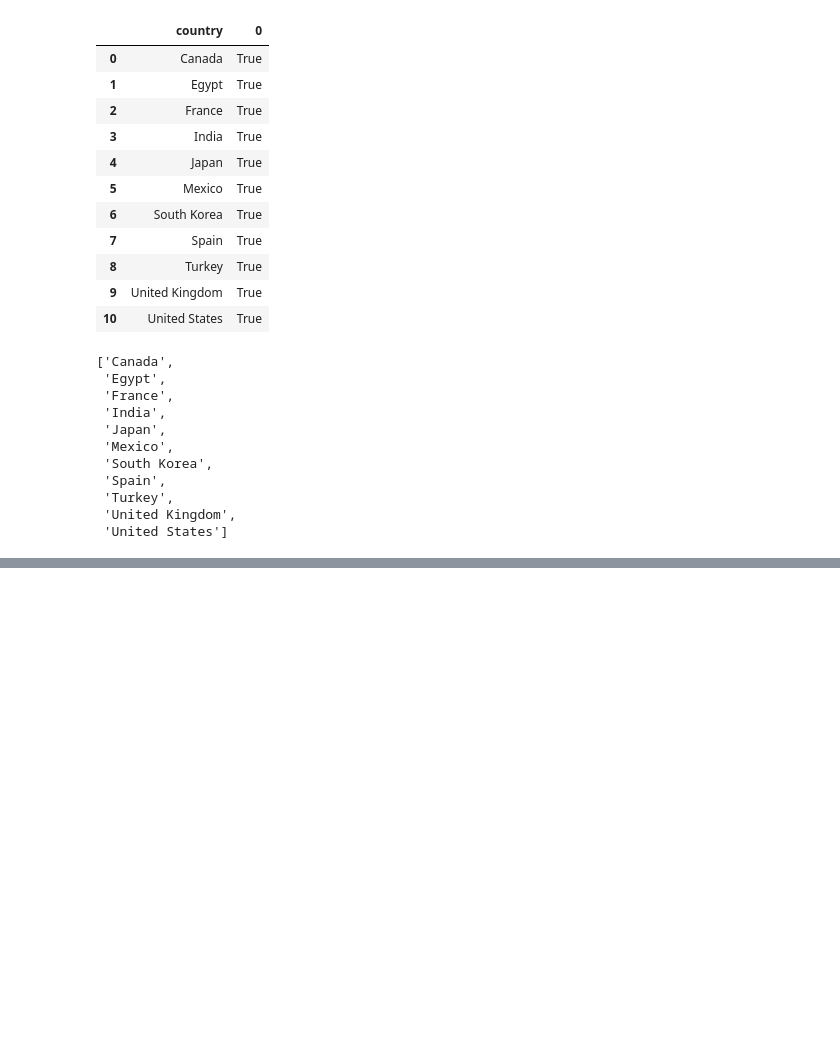
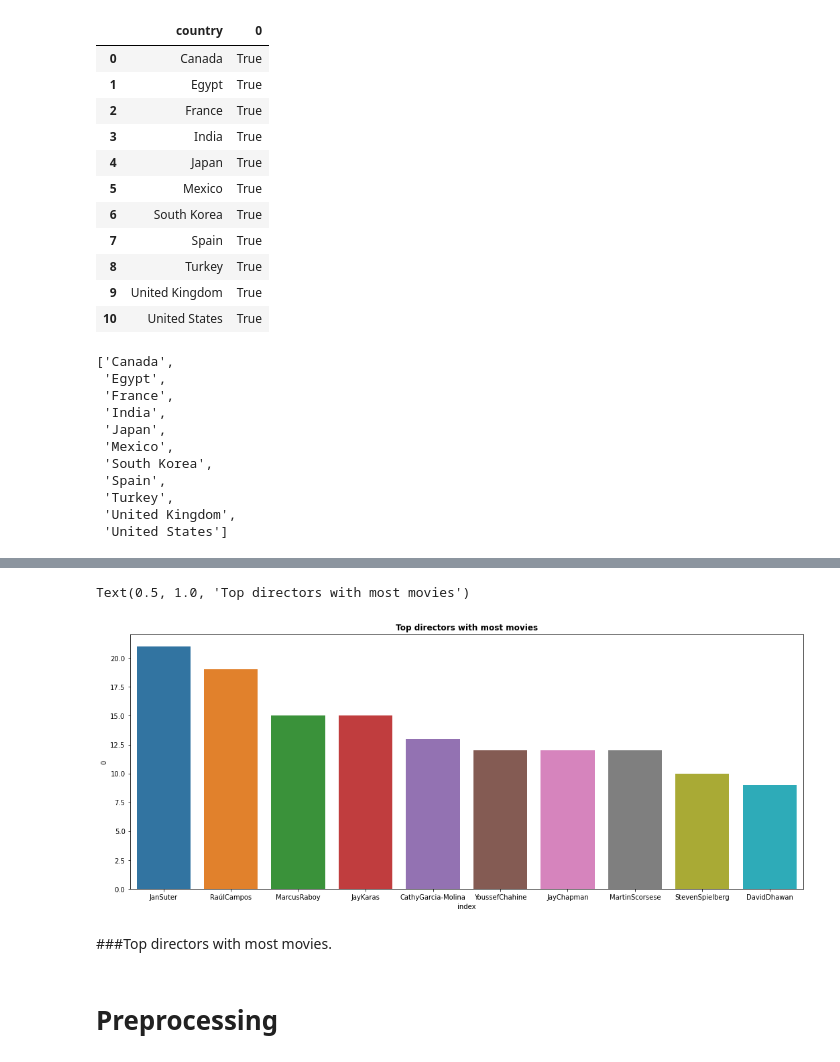
Before and after one commit to tanay47/Netflix-Movie-and-TV-Shows-Clustering, a Jupyter notebook: NETFLIX_MOVIES_AND_TV_SHOWS_CLUSTERING.ipynb, the cells around one changed output, grey strips where cells are left out. Saved outputs shown, nothing was run; the diff lists cells and outputs as text; code cells hidden in the pictures; blank space fills up the shorter version.

```diff
--- a/NETFLIX_MOVIES_AND_TV_SHOWS_CLUSTERING.ipynb
+++ b/NETFLIX_MOVIES_AND_TV_SHOWS_CLUSTERING.ipynb
@@ -258,0 +332,16 @@ for country in list_of_top_countries:
+# %%
+# counting movies per actor storing in a dict
+dir_movies = list(movie_set['director'])
+dir_record = []
+for i in dir_movies:
+    i=list(str(i).split(','))
+    for j in i:
+        dir_record.append(j.replace(' ',""))
+dir_dict =Counter(dir_record)
+# %%
+# converting into dataframe for sorting
+dir_df = pd.DataFrame(dir_dict, index= np.arange(0,1))
+# %%
+# sorted top cast dataframe
+top_dir = dir_df.transpose().reset_index().sort_values(by=0,ascending=False)
+top_dir
@@ -258,0 +362,12 @@ for country in list_of_top_countries:
+# %%
+# plotting a bargraph of top actors
+plt.figure(figsize=(18,7))
+sns.barplot(top_dir["index"].iloc[1:11], top_dir[0].iloc[1:11])
+plt.title(f"Top directors with most movies", fontweight="bold")
+# %% [output]
+Text(0.5, 1.0, 'Top directors with most movies')
+[figure, added]
+# %% [markdown]
+###Top directors with most movies.
+# %% [markdown]
+# Preprocessing
```
Also changed, not shown: parts of 17 cells of this notebook.
